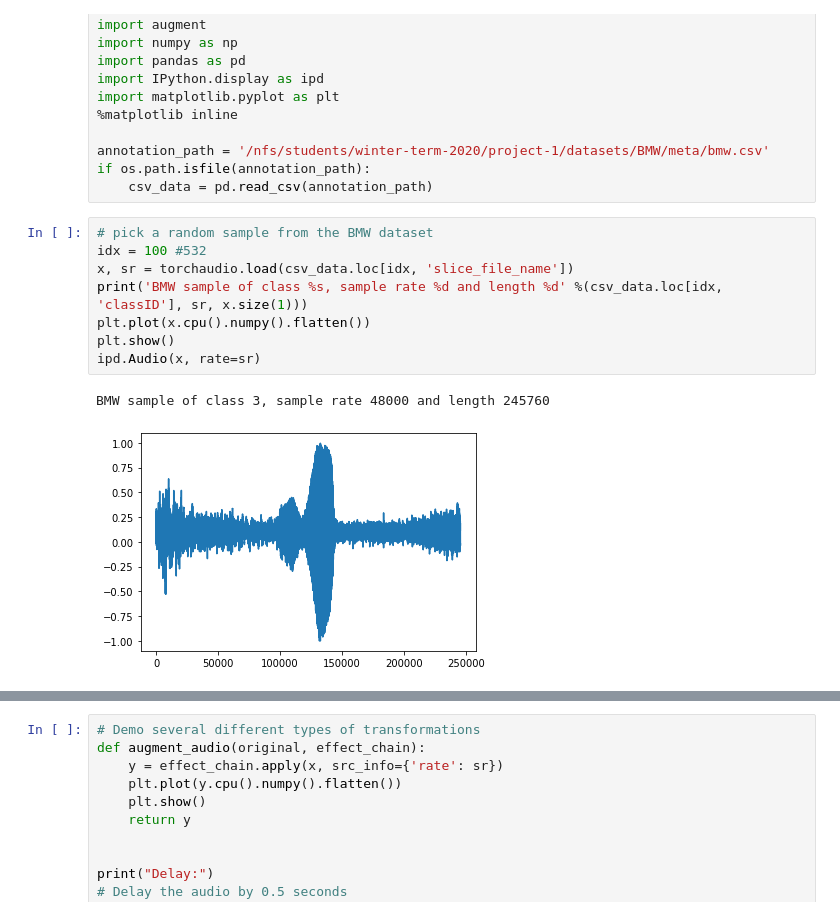
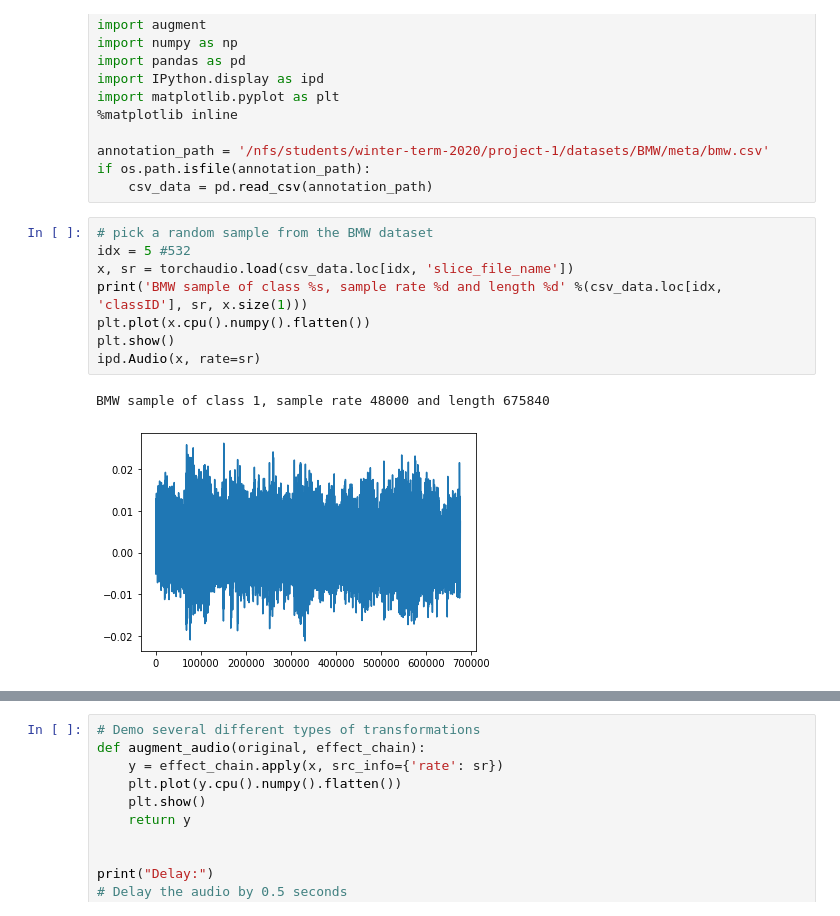
Before and after one commit to Vardanush/Robust-audio-classification, a Jupyter notebook: notebooks/audio_agument.ipynb, the cells around one changed output, grey strips where cells are left out. Drawn from its saved outputs; the diff is of its cells as text.

```diff
--- a/notebooks/audio_agument.ipynb
+++ b/notebooks/audio_agument.ipynb
@@ -14,15 +14,15 @@ if os.path.isfile(annotation_path):
     csv_data = pd.read_csv(annotation_path)
 # %%
 # pick a random sample from the BMW dataset
-idx = 100 #532
+idx = 5 #532
 x, sr = torchaudio.load(csv_data.loc[idx, 'slice_file_name'])
 print('BMW sample of class %s, sample rate %d and length %d' %(csv_data.loc[idx, 'classID'], sr, x.size(1)))
 plt.plot(x.cpu().numpy().flatten())
 plt.show()
 ipd.Audio(x, rate=sr)
 # %% [output]
-BMW sample of class 3, sample rate 48000 and length 245760
+BMW sample of class 1, sample rate 48000 and length 675840
-[figure, old version]
+[figure, new version]
 [interactive output not drawn]
 # %%
 # Demo several different types of transformations
```
Also changed, not shown: 2 other files.
